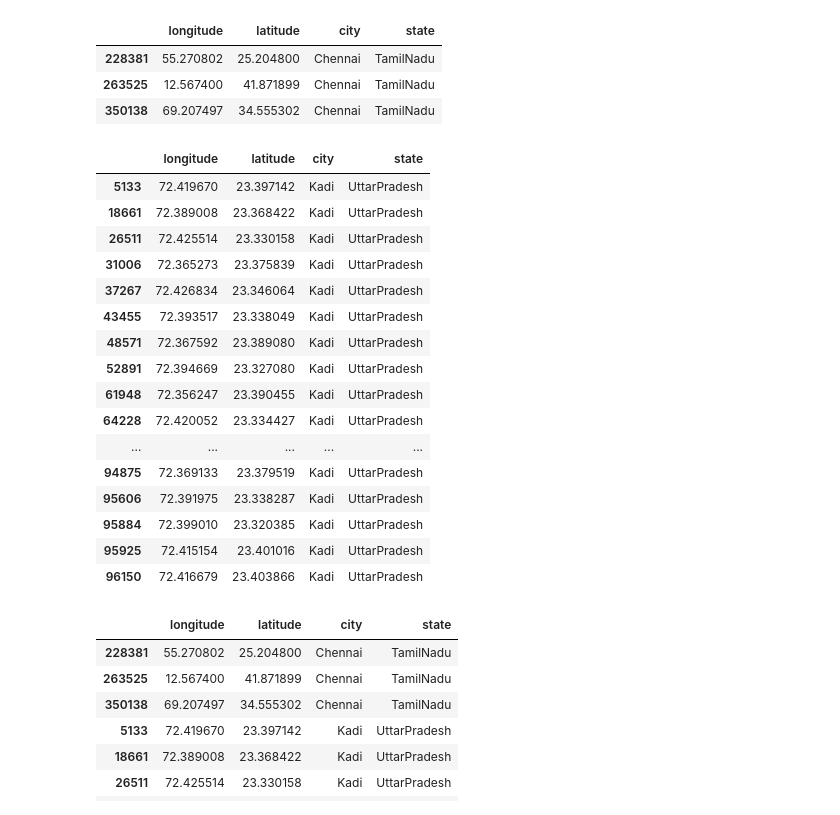
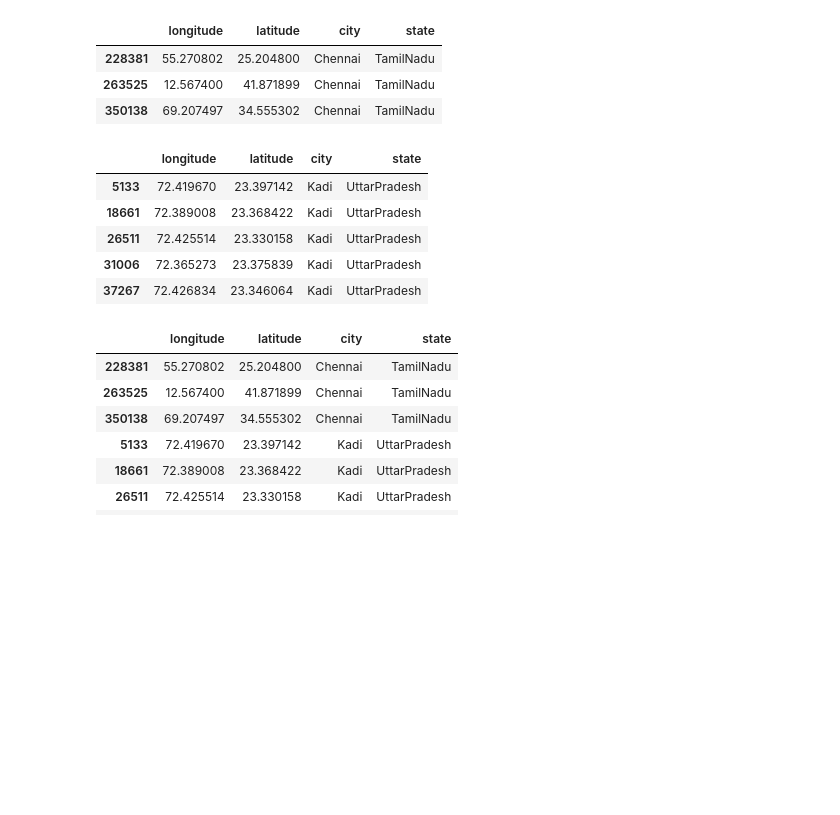
Before and after one commit to amondkar/CAPSTONE-PROJECT1, a Jupyter notebook: Mobile Data Usage - Data Analytics - V2.ipynb, the cells around one changed output. Saved outputs shown, nothing was run; the diff lists cells and outputs as text; code cells hidden in the pictures; blank space fills up the shorter version.

```diff
--- a/Mobile Data Usage - Data Analytics - V2.ipynb
+++ b/Mobile Data Usage - Data Analytics - V2.ipynb
@@ -364,25 +366,14 @@ tn_out_data
 | 350138 | 69.207497 | 34.555302 | Chennai | TamilNadu |
 # %%
 up_out_data=event_data.loc[(event_data['state']=='UttarPradesh') & (event_data['longitude']<73) & (event_data['latitude']<25),['longitude','latitude','city','state']].drop_duplicates()
-up_out_data
+up_out_data.head()
 # %% [output]
 |  | longitude | latitude | city | state |
 | 5133 | 72.419670 | 23.397142 | Kadi | UttarPradesh |
 | 18661 | 72.389008 | 23.368422 | Kadi | UttarPradesh |
 | 26511 | 72.425514 | 23.330158 | Kadi | UttarPradesh |
 | 31006 | 72.365273 | 23.375839 | Kadi | UttarPradesh |
 | 37267 | 72.426834 | 23.346064 | Kadi | UttarPradesh |
-| 43455 | 72.393517 | 23.338049 | Kadi | UttarPradesh |
-| 48571 | 72.367592 | 23.389080 | Kadi | UttarPradesh |
-| 52891 | 72.394669 | 23.327080 | Kadi | UttarPradesh |
-| 61948 | 72.356247 | 23.390455 | Kadi | UttarPradesh |
-| 64228 | 72.420052 | 23.334427 | Kadi | UttarPradesh |
-| ... | ... | ... | ... | ... |
-| 94875 | 72.369133 | 23.379519 | Kadi | UttarPradesh |
-| 95606 | 72.391975 | 23.338287 | Kadi | UttarPradesh |
-| 95884 | 72.399010 | 23.320385 | Kadi | UttarPradesh |
-| 95925 | 72.415154 | 23.401016 | Kadi | UttarPradesh |
-| 96150 | 72.416679 | 23.403866 | Kadi | UttarPradesh |
 # %%
 geo_out_data=tn_out_data.append(up_out_data)
 geo_out_data
```
Also changed, not shown: parts of 36 cells of this notebook.
